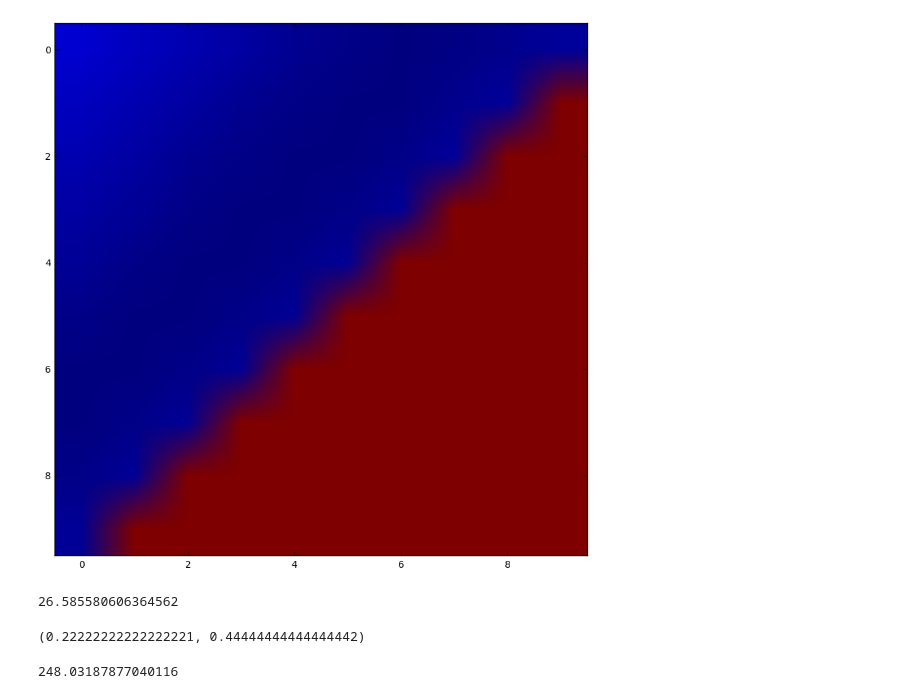
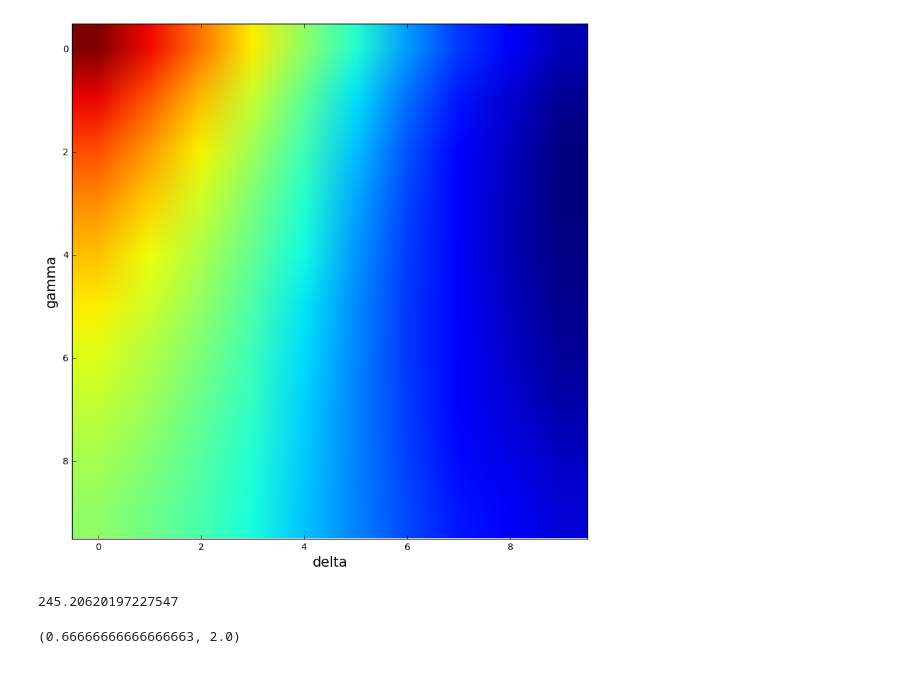
Before and after one commit to ospanoff/MMP_magistracy, a Jupyter notebook: AMA/n1/task_n1.ipynb, the cells around one changed output. Drawn from its saved outputs; the diff is of its cells as text; code cells hidden in the pictures.

```diff
--- a/AMA/n1/task_n1.ipynb
+++ b/AMA/n1/task_n1.ipynb
@@ -84,16 +84,13 @@ reg.fit(cal)
 %%time
 num_i = 10
 num_j = 10
-p1 = np.linspace(0.0, 1, num_i)
-p2 = np.linspace(0.0, 1, num_j)
-res = np.zeros((num_i, num_j))
-for i in range(res.shape[0]):
-    for j in range(res.shape[1]):
-        if (p1[i] + p2[j] > 1):
-            res[i, j] = 1000
-        else:
-            res[i, j] = reg.predict_test(data_pred, ans_275['sum'].values, delta=0.44, gamma=0.72, alpha=p1[i], beta=p2[j])
-        stdout.write('\r' + str((i * num_j + j + 1) / res.size * 100) + '%')
+p1 = np.linspace(0, 2, num_i)
+p2 = np.linspace(0, 2, num_j)
+res1 = np.zeros((num_i, num_j))
+for i in range(res1.shape[0]):
+    for j in range(res1.shape[1]):
+        res1[i, j] = reg.predict_test(data_test, target_test, delta=p1[i], gamma=p2[j], alpha=0.5, beta=0.3)
+        stdout.write('\r' + str((i * num_j + j + 1) / res1.size * 100) + '%')
 print('\n')
 # %% [output]
 100.0%
@@ -103,5 +100,7 @@ Wall time: 3min 59s
 # %%
 plt.figure(figsize=(10, 15))
+plt.xlabel("delta", fontsize=15)
+plt.ylabel("gamma", fontsize=15)
 plt.imshow(res);
 # %% [output]
-[figure, old version]
+[figure, new version]
@@ -110,14 +107,10 @@ m = np.argmin(res)
 # %%
+m = np.argmin(res)
 d, g = np.unravel_index(m, (num_i, num_j))
+res[d, g]
+# %% [output]
+245.20620197227547
-# %%
-res[d, g]
-# %% [output]
-26.585580606364562
 # %%
 p1[d], p2[g]
 # %% [output]
-(0.22222222222222221, 0.44444444444444442)
+(0.66666666666666663, 2.0)
-# %%
-reg.predict_test(data_test, target_test, delta=0.5, gamma=0.72, alpha=0.22, beta=0.44)
-# %% [output]
-248.03187877040116
```
Also changed, not shown: parts of 11 cells of this notebook, 5 other files.
